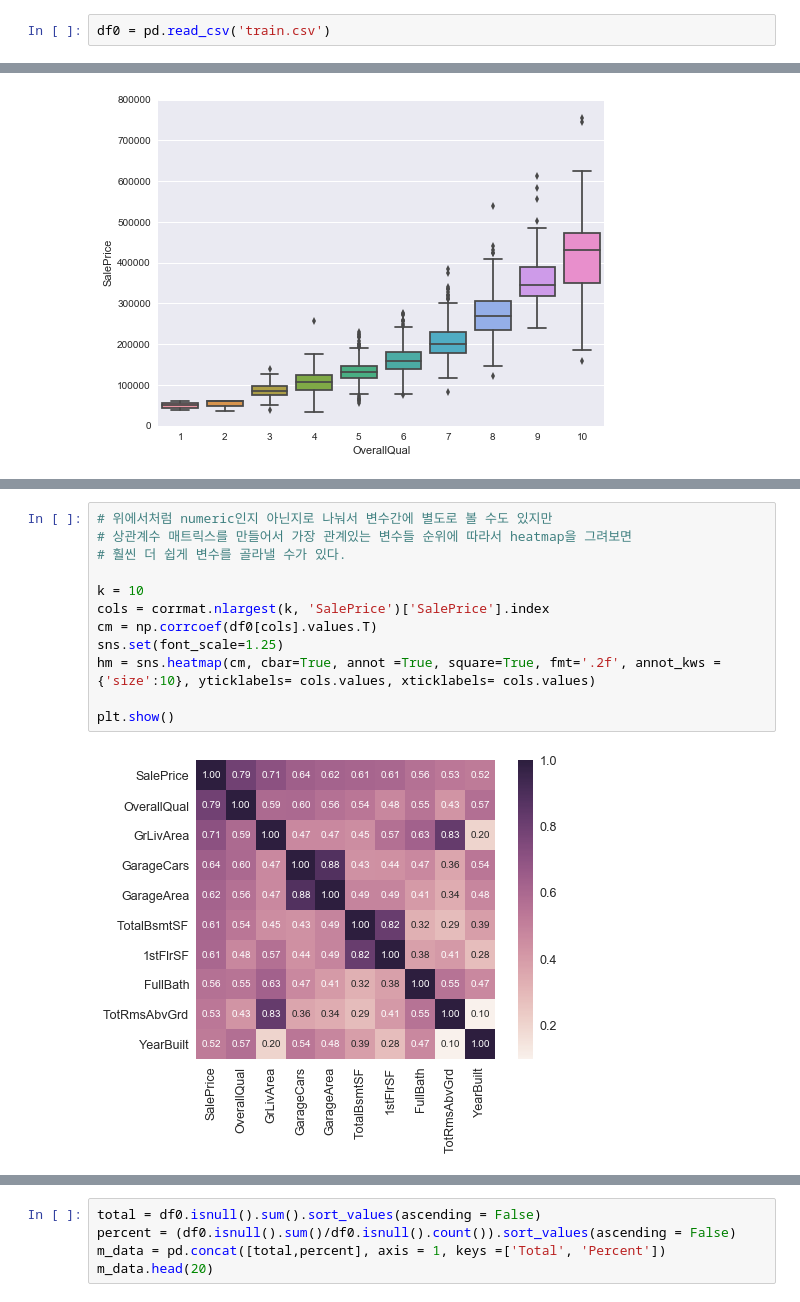
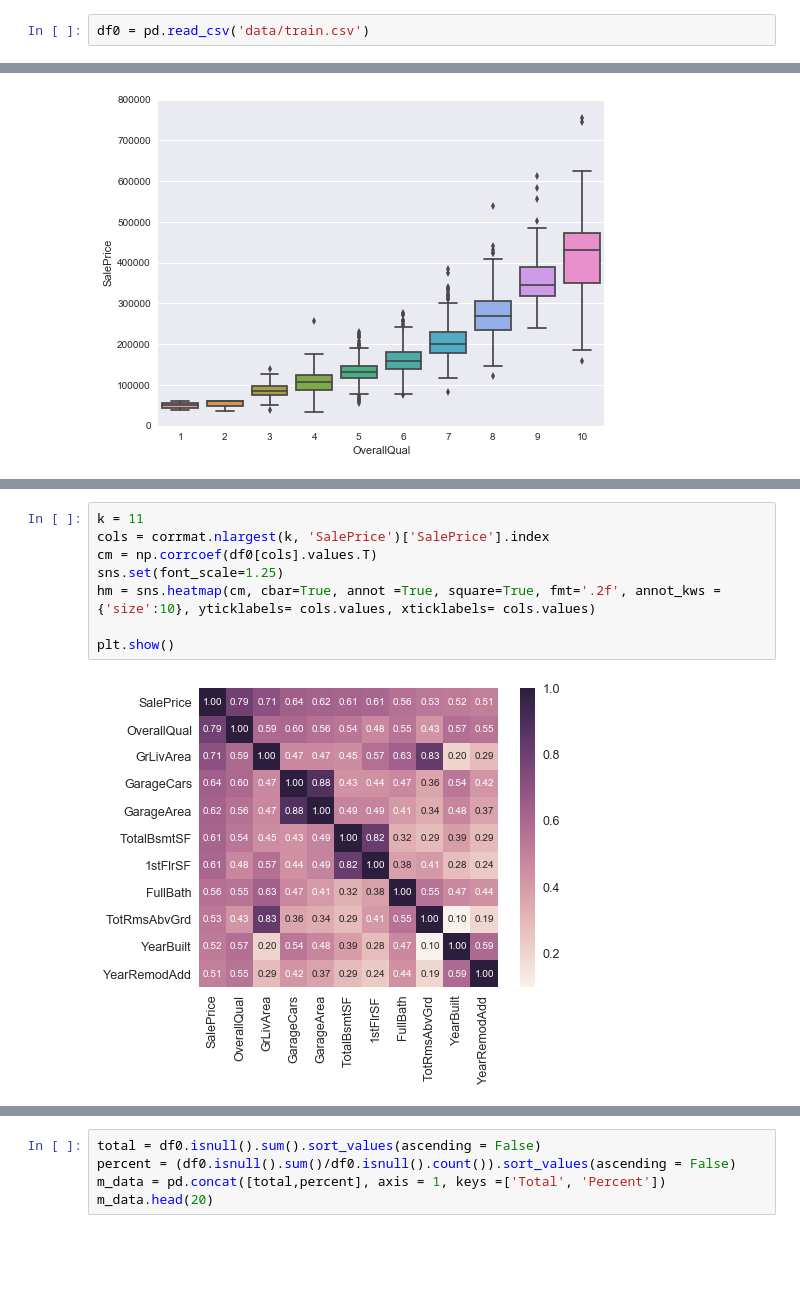
Before and after one commit to uykim/kaggle, a Jupyter notebook: house/170604.ipynb, the cells around one changed output, grey strips where cells are left out. Drawn from its saved outputs; the diff is of its cells as text; blank space fills up the shorter version.

```diff
--- a/house/170604.ipynb
+++ b/house/170604.ipynb
@@ -12,5 +13,5 @@ import statsmodels.api as sm
 # %%
-df0 = pd.read_csv('train.csv')
+df0 = pd.read_csv('data/train.csv')
 # %%
 print df0.info()
 # %% [output]
@@ -215,17 +192,13 @@ sns.heatmap(corrmat, vmax=.8, square=True);
 # %%
-# 위에서처럼 numeric인지 아닌지로 나눠서 변수간에 별도로 볼 수도 있지만
-# 상관계수 매트릭스를 만들어서 가장 관계있는 변수들 순위에 따라서 heatmap을 그려보면
-# 훨씬 더 쉽게 변수를 골라낼 수가 있다.
-
-k = 10
+k = 11
 cols = corrmat.nlargest(k, 'SalePrice')['SalePrice'].index
 cm = np.corrcoef(df0[cols].values.T)
 sns.set(font_scale=1.25)
 hm = sns.heatmap(cm, cbar=True, annot =True, square=True, fmt='.2f', annot_kws = {'size':10}, yticklabels= cols.values, xticklabels= cols.values)
 
 plt.show()
 # %% [output]
-[figure, old version]
+[figure, new version]
 # %%
 cols
 # %% [output]
```
Also changed, not shown: parts of 33 cells of this notebook.
